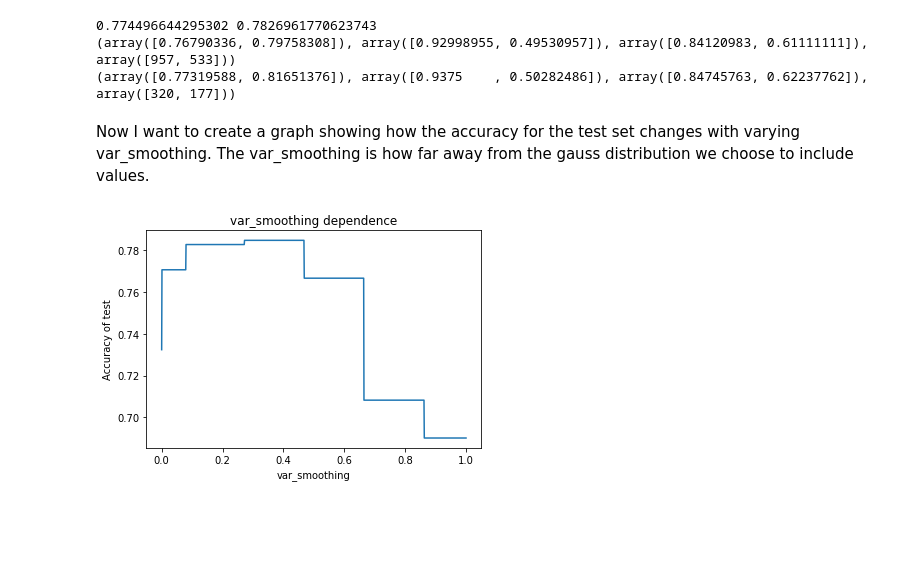
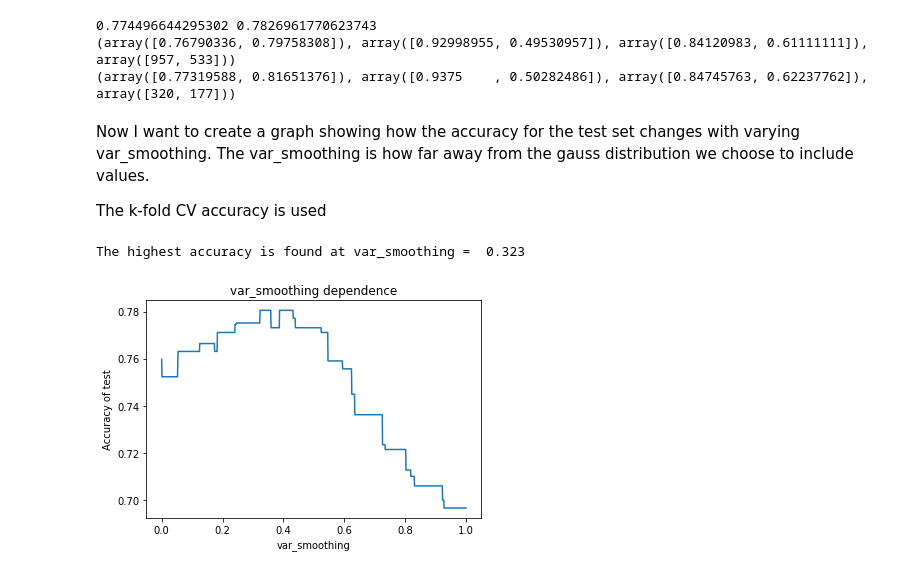
Before and after one commit to sigurdee/FDA-project, a Jupyter notebook: Group_prjoject_FDS.ipynb, the cells around one changed output. Saved outputs shown, nothing was run; the diff lists cells and outputs as text; code cells hidden in the pictures; blank space fills up the shorter version.

```diff
--- a/Group_prjoject_FDS.ipynb
+++ b/Group_prjoject_FDS.ipynb
@@ -107,7 +105,7 @@ accuracy_score on test dataset:  0.8015075376884422
 # %%
-def get_accuracy(smoothing):
-  x = data.drop(columns=['TravelInsurance'] , axis = 1)
-  y = data['TravelInsurance']
+def get_accuracy(smoothing , run_data):
+  x = run_data.drop(columns=['TravelInsurance'] , axis = 1)
+  y = run_data['TravelInsurance']
   x_train , x_test , y_train , y_test = train_test_split(x , y , test_size=0.25 , random_state=5)
 
   model = GaussianNB(var_smoothing=smoothing)
@@ -117,10 +115,13 @@ def get_accuracy(smoothing):
   # Predict target on test dataset (which is 25 percent of the train)
   predict_test = model.predict(x_test)
 
+  from sklearn.model_selection import cross_val_score
+  accuracy = sum(cross_val_score(model, x_train, y_train, cv=5))/5
+
   #Accuracy of test dataset, for comparison
-  accuracy_test = accuracy_score(y_test , predict_test)
+  #accuracy_test = accuracy_score(y_test , predict_test)
 
-  return accuracy_test
+  return accuracy
 # %%
 from sklearn.metrics import precision_recall_fscore_support
 
@@ -137,17 +138,24 @@ print(precision_recall_fscore_support(y_test, y_test_model, zero_division=0))
 (array([0.77319588, 0.81651376]), array([0.9375    , 0.50282486]), array([0.84745763, 0.62237762]), array([320, 177]))
 # %% [markdown]
 Now I want to create a graph showing how the accuracy for the test set changes with varying var_smoothing. The var_smoothing is how far away from the gauss distribution we choose to include values.
+
+The k-fold CV accuracy is used
 # %%
 x_of_var = np.linspace(0 , 1 , 1000)
 y_of_var = []
 
 for i in x_of_var:
-  y_of_var.append(get_accuracy(i))
+  y_of_var.append(get_accuracy(i , continuous_data))
+
+max_accuracy = max(y_of_var)
+index = y_of_var.index(max_accuracy)
+print('The highest accuracy is found at var_smoothing = ' , round(x_of_var[index] , 3))
 
 plt.plot(x_of_var , y_of_var)
 plt.xlabel('var_smoothing')
 plt.ylabel('Accuracy of test')
 plt.title('var_smoothing dependence')
 plt.show()
 # %% [output]
+The highest accuracy is found at var_smoothing =  0.323
-[figure, old version]
+[figure, new version]
```
Also changed, not shown: parts of 3 cells of this notebook.
